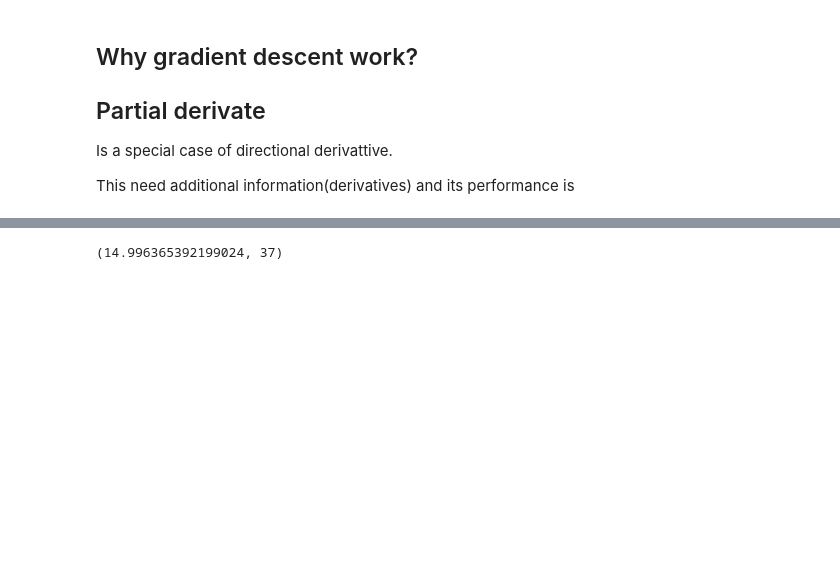
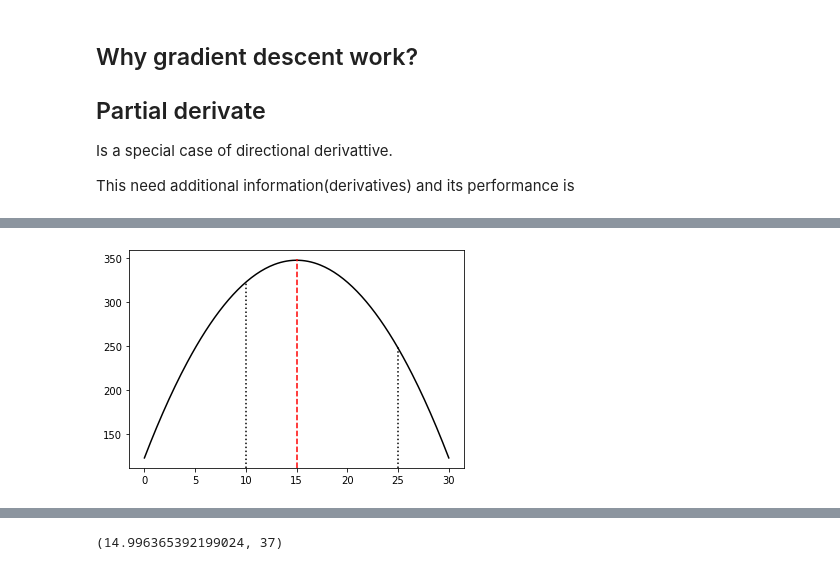
Before and after one commit to it-ces/GA-OPTA-PUJ, a Jupyter notebook: Untitled.ipynb, the cells around one changed output, grey strips where cells are left out. Saved outputs shown, nothing was run; the diff lists cells and outputs as text; code cells hidden in the pictures; blank space fills up the shorter version.

```diff
--- a/Untitled.ipynb
+++ b/Untitled.ipynb
@@ -159,0 +161,10 @@ print(fitness(optimal(a,b),a,b,c))
+# %%
+# Candidate ?
+# Chromosome representation is binary
+plt.plot(np.linspace(domL, domU, 200), y, color='black')
+plt.axvline(x = optimal(a,b), color = 'red', linestyle='--', ymax =0.96)
+plt.axvline(x = 10, color = 'black', linestyle='dotted', ymax =0.85)
+plt.axvline(x = 25, color = 'black', linestyle='dotted', ymax =0.555)
+plt.savefig('quadraticTWOPOINTS.eps', format='eps')
+# %% [output]
+[figure, added]
```
Also changed, not shown: parts of 8 cells of this notebook.
